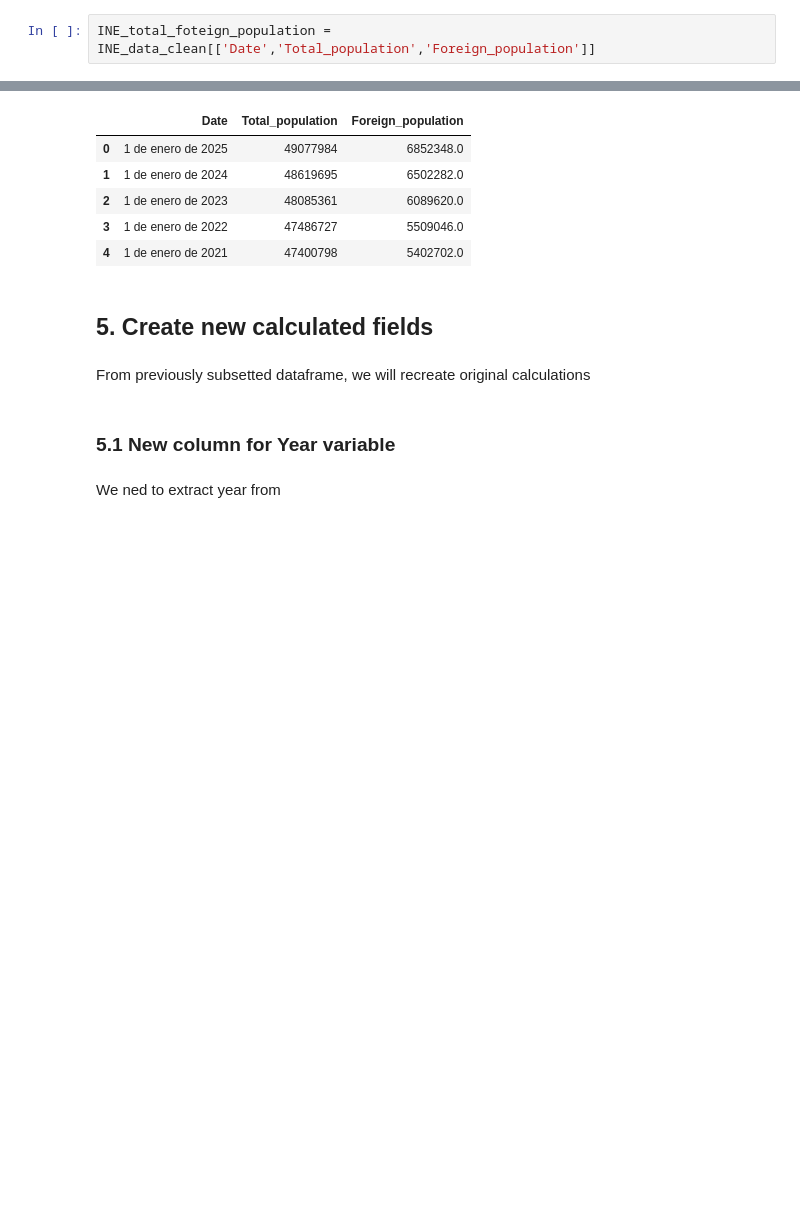
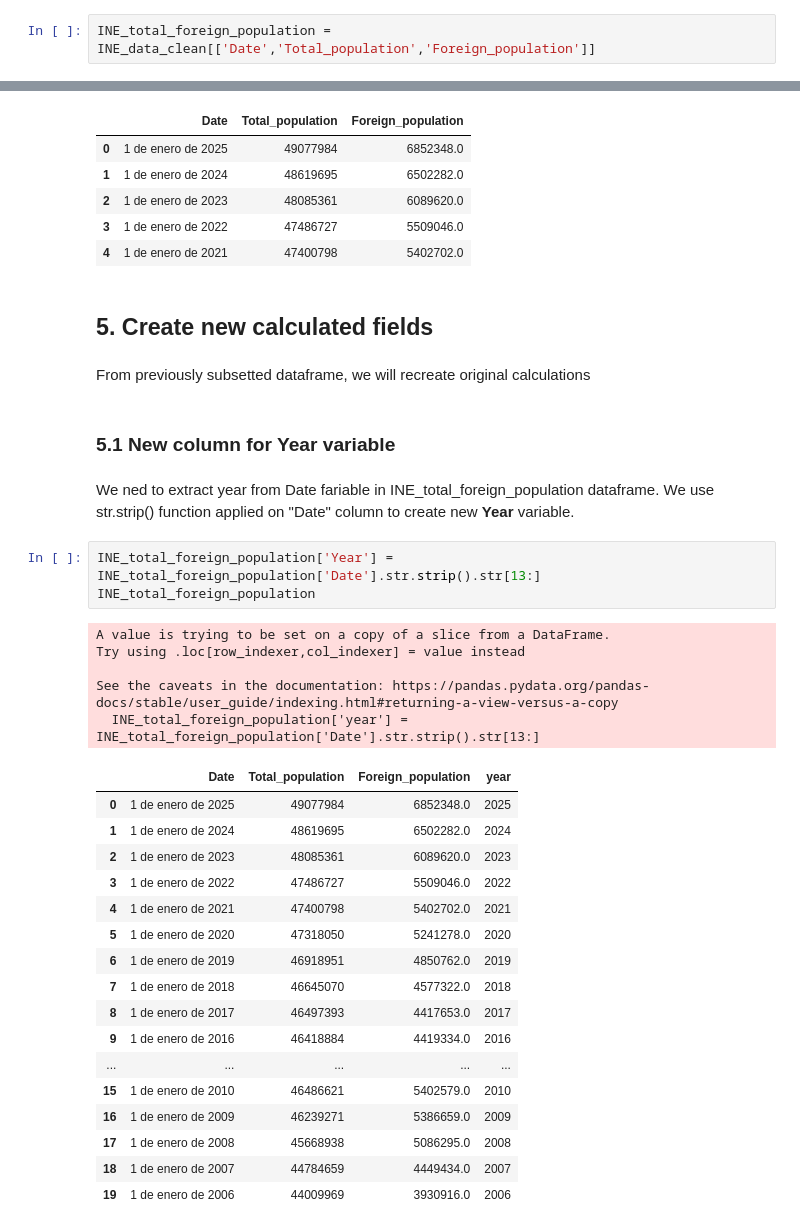
Before and after one commit to Pablo-source/ML-using-Python, a Jupyter notebook: Seaborn_gallery/02_percent_barplot_population_nationality_win_os.ipynb, the cells around one changed output, grey strips where cells are left out. Cells and saved outputs as stored; diff of their text form; blank space fills up the shorter version.

Commit message:
created_year_spanish_nationals

```diff
--- a/Seaborn_gallery/02_percent_barplot_population_nationality_win_os.ipynb
+++ b/Seaborn_gallery/02_percent_barplot_population_nationality_win_os.ipynb
@@ -124,5 +124,5 @@ INE_data_clean.columns = ['Date','Total_population','Foreign_population','Percen
 # %% [markdown]
 Subset columns from initially imported Excel file
 # %%
-INE_total_foteign_population = INE_data_clean[['Date','Total_population','Foreign_population']]
+INE_total_foreign_population = INE_data_clean[['Date','Total_population','Foreign_population']]
 # %%
@@ -140,5 +140,31 @@ INE_total_foteign_population.head()
 From previously subsetted dataframe, we will recreate original calculations
 # %% [markdown]
 ### 5.1 New column for Year variable
-# %% [markdown]
-We ned to extract year from
+# %% [markdown]
+We ned to extract year from Date fariable in INE_total_foreign_population dataframe. We use str.strip() function applied on "Date" column to create new **Year** variable.
+# %%
+INE_total_foreign_population['Year'] = INE_total_foreign_population['Date'].str.strip().str[13:]
+INE_total_foreign_population
+# %% [output]
+A value is trying to be set on a copy of a slice from a DataFrame.
+Try using .loc[row_indexer,col_indexer] = value instead
+
+See the caveats in the documentation: https://pandas.pydata.org/pandas-docs/stable/user_guide/indexing.html#returning-a-view-versus-a-copy
+  INE_total_foreign_population['year'] = INE_total_foreign_population['Date'].str.strip().str[13:]
+|  | Date | Total_population | Foreign_population | year |
+| 0 | 1 de enero de 2025 | 49077984 | 6852348.0 | 2025 |
+| 1 | 1 de enero de 2024 | 48619695 | 6502282.0 | 2024 |
+| 2 | 1 de enero de 2023 | 48085361 | 6089620.0 | 2023 |
+| 3 | 1 de enero de 2022 | 47486727 | 5509046.0 | 2022 |
+| 4 | 1 de enero de 2021 | 47400798 | 5402702.0 | 2021 |
+| 5 | 1 de enero de 2020 | 47318050 | 5241278.0 | 2020 |
+| 6 | 1 de enero de 2019 | 46918951 | 4850762.0 | 2019 |
+| 7 | 1 de enero de 2018 | 46645070 | 4577322.0 | 2018 |
+| 8 | 1 de enero de 2017 | 46497393 | 4417653.0 | 2017 |
+| 9 | 1 de enero de 2016 | 46418884 | 4419334.0 | 2016 |
+| ... | ... | ... | ... | ... |
+| 15 | 1 de enero de 2010 | 46486621 | 5402579.0 | 2010 |
+| 16 | 1 de enero de 2009 | 46239271 | 5386659.0 | 2009 |
+| 17 | 1 de enero de 2008 | 45668938 | 5086295.0 | 2008 |
+| 18 | 1 de enero de 2007 | 44784659 | 4449434.0 | 2007 |
+| 19 | 1 de enero de 2006 | 44009969 | 3930916.0 | 2006 |
```
Also changed, not shown: parts of 7 cells of this notebook.
